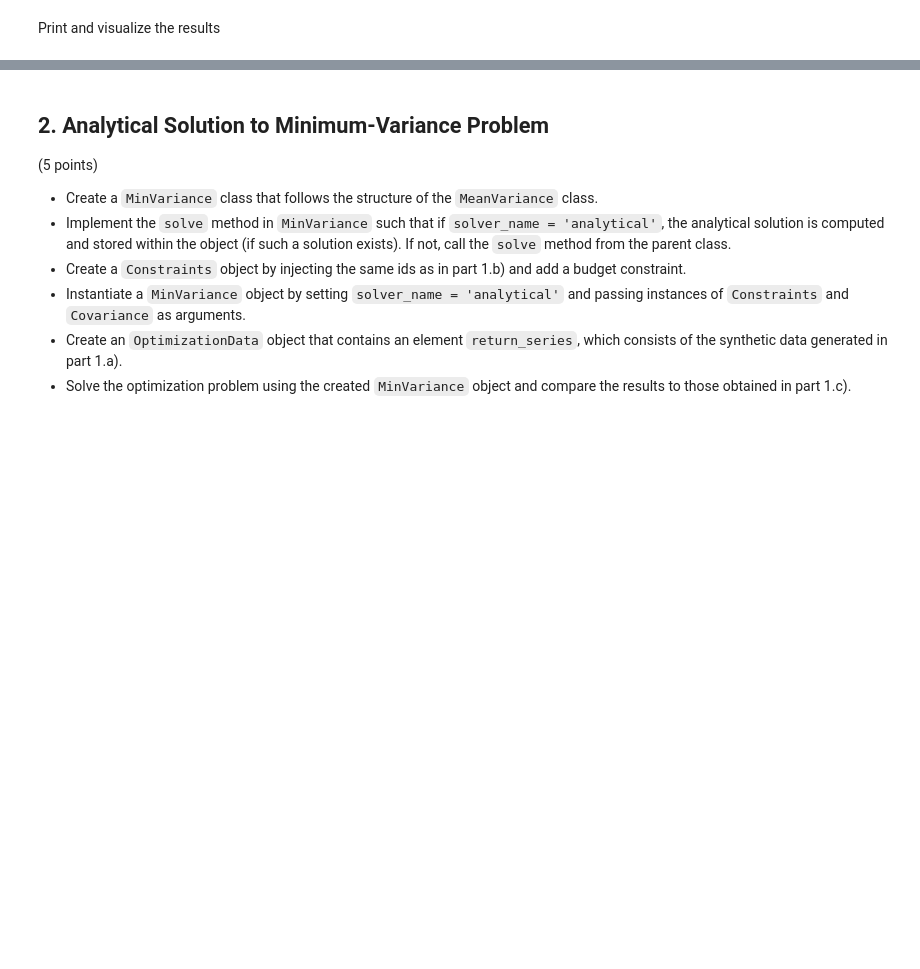
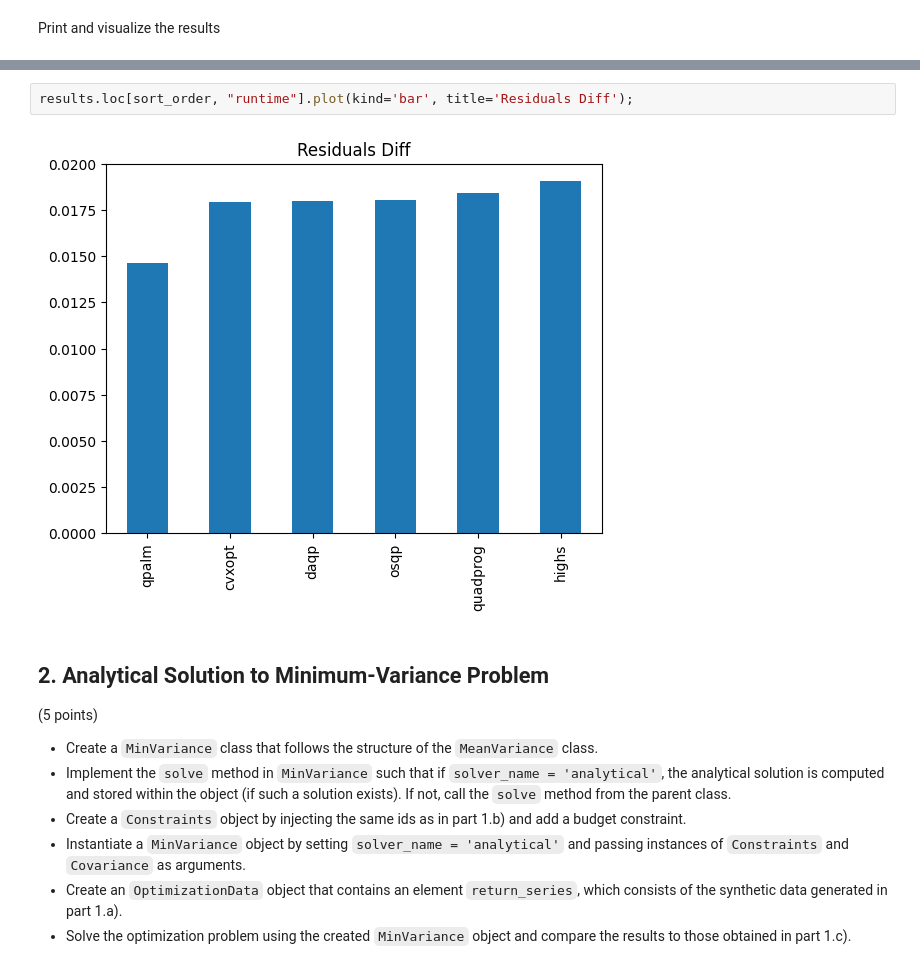
Before and after one commit to v-buchkov/qpmwp-course, a Jupyter notebook: assignments/assignment_1.ipynb, the cells around one changed output, grey strips where cells are left out. Cells and saved outputs as stored; diff of their text form; blank space fills up the shorter version.

```diff
--- a/assignments/assignment_1.ipynb
+++ b/assignments/assignment_1.ipynb
@@ -114,3 +242,7 @@ Print and visualize the results
+# %%
+results.loc[sort_order, "runtime"].plot(kind='bar', title='Residuals Diff');
+# %% [output]
+[figure, added]
 # %% [markdown]
 ## 2. Analytical Solution to Minimum-Variance Problem
 
```
Also changed, not shown: parts of 20 cells of this notebook, 1 other file.
